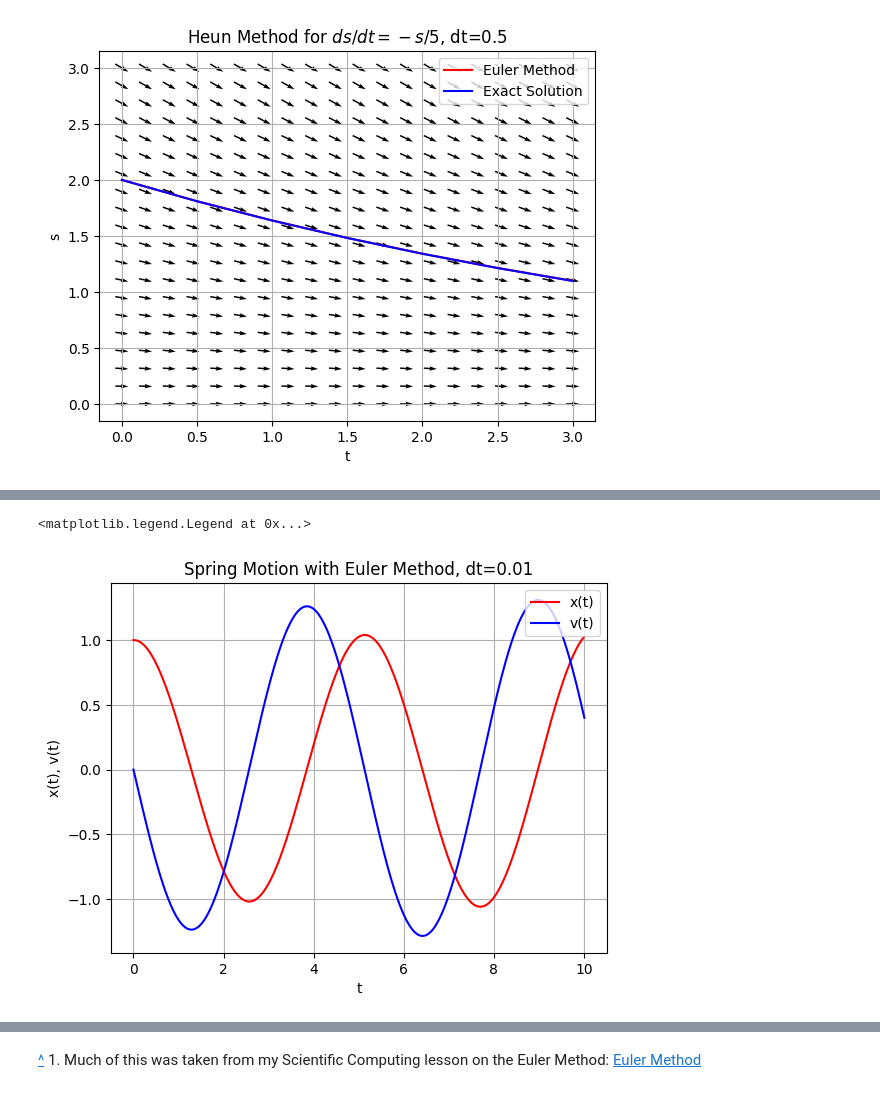
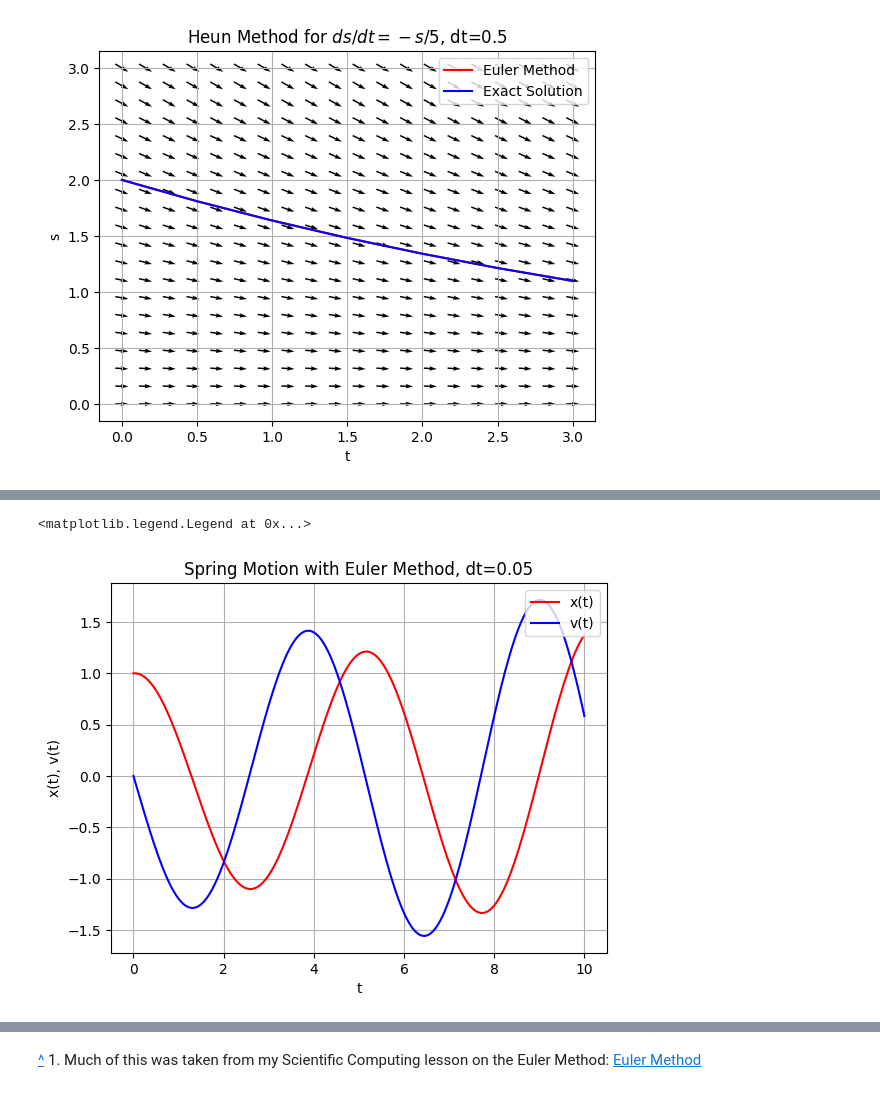
Before and after one commit to 201820-SWEN-230/MATH-330-Activities, a Jupyter notebook: Activity2_NumericalMethods.ipynb, the cells around one changed output, grey strips where cells are left out. Saved outputs shown, nothing was run; the diff lists cells and outputs as text; code cells hidden in the pictures.

```diff
--- a/Activity2_NumericalMethods.ipynb
+++ b/Activity2_NumericalMethods.ipynb
@@ -413,33 +413,33 @@ m = 2
 
 def f_spring(s,t):
     x = s[0] # get the x value out of the state array
     v = s[1] # get the v value out of the state array
     dxdt = v
     dvdt = -k*x/m
     return np.array([dxdt, dvdt])
 
 s = np.array([1,0]) # initial state, displacement of 1 unit, no velocity
 t = 0
-dt = 0.01
+dt = 0.05
 
 tlist = [t]
 xlist = [s[0]]
 vlist = [s[1]]
 
 while t<10:
     s = EulerStep(s, f_spring, t, dt)
     t = t + dt
     tlist.append(t)
     xlist.append(s[0])
     vlist.append(s[1])
 
 plt.plot(tlist, xlist, 'r-', label="x(t)")
 plt.plot(tlist, vlist, 'b-', label="v(t)")
 plt.grid()
 plt.xlabel("t")
 plt.ylabel("x(t), v(t)")
-plt.title("Spring Motion with Euler Method, dt=0.01")
+plt.title("Spring Motion with Euler Method, dt=0.05")
 plt.legend(loc="upper right")
 # %% [output]
 <matplotlib.legend.Legend at 0x...>
-[figure, old version]
+[figure, new version]
```
Also changed, not shown: parts of 8 cells of this notebook.
